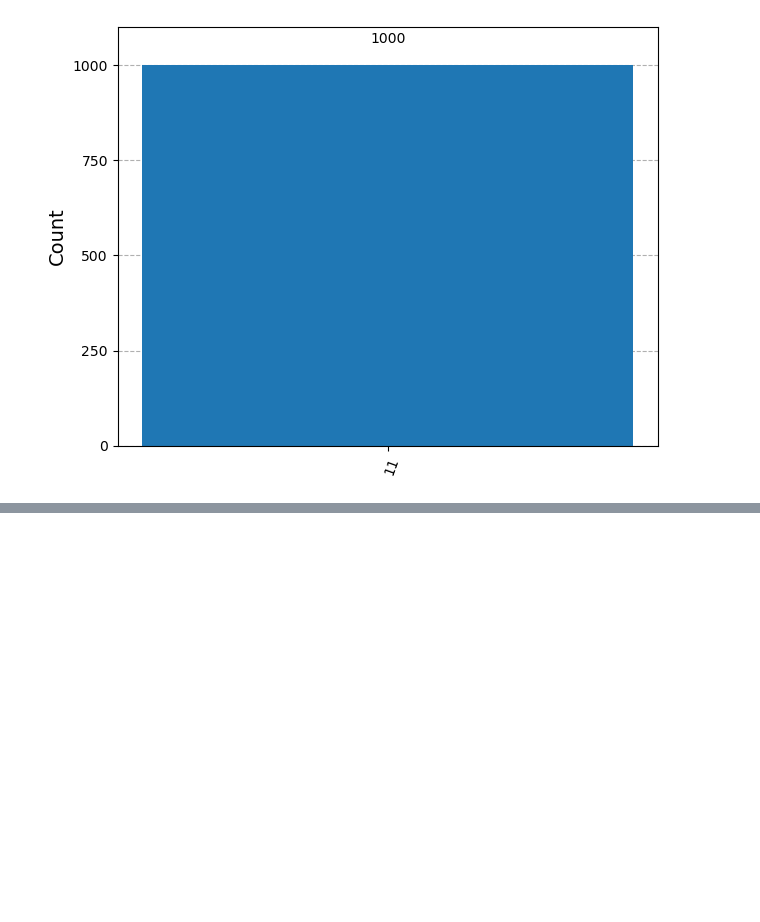
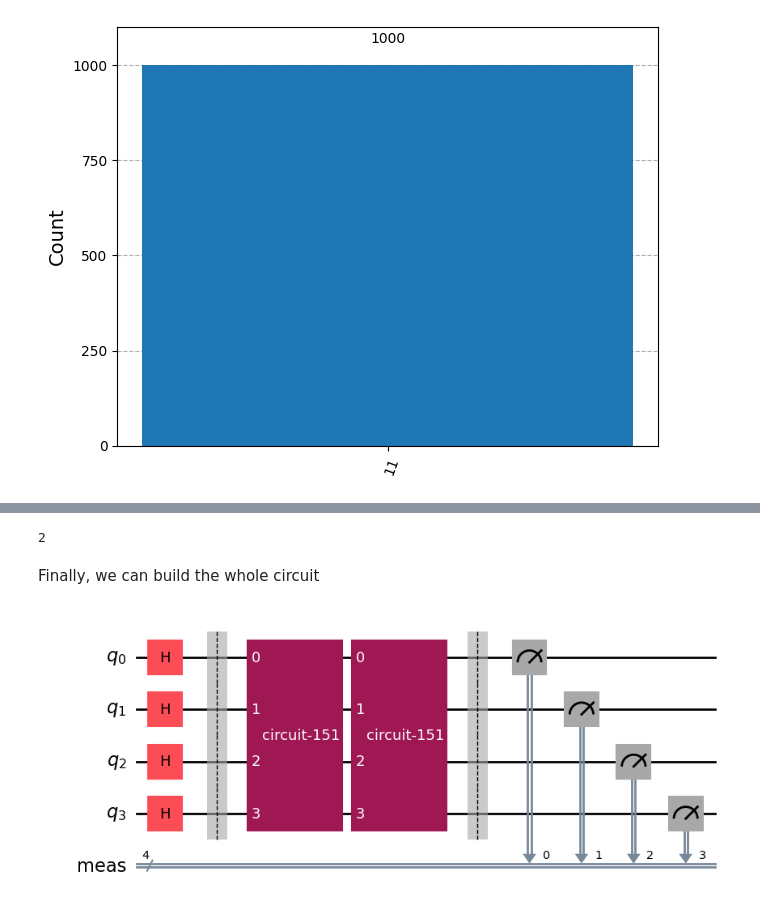
Before and after one commit to mariomeendezz/Grovers-algorithm, a Jupyter notebook: src/grover.ipynb, the cells around one changed output, grey strips where cells are left out. Saved outputs shown, nothing was run; the diff lists cells and outputs as text; code cells hidden in the pictures; blank space fills up the shorter version.

```diff
--- a/src/grover.ipynb
+++ b/src/grover.ipynb
@@ -579,0 +610,21 @@ Now we will use more qbits, n=4. That way there will be $N=2^4=16$ possible stat
+# %%
+optimal_num_iterations = math.floor(
+    (math.pi / 4) * math.sqrt(2**nqbits / len(input_list)) - 0.5
+)
+print(optimal_num_iterations)
+# %% [output]
+2
+# %% [markdown]
+Finally, we can build the whole circuit
+# %%
+# Initialization and Superposition
+qc = QuantumCircuit(nqbits)
+qc.h(range(nqbits))
+qc.barrier()
+# Apply the combined oracle and diffusion operator the optimal number of times
+qc.compose(oracle_diffusion.power(optimal_num_iterations), inplace=True)
+# Measure all qubits
+qc.measure_all()
+qc.draw(output="mpl")
+# %% [output]
+[figure, added]
```
Also changed, not shown: parts of 21 cells of this notebook, 2 other files.
